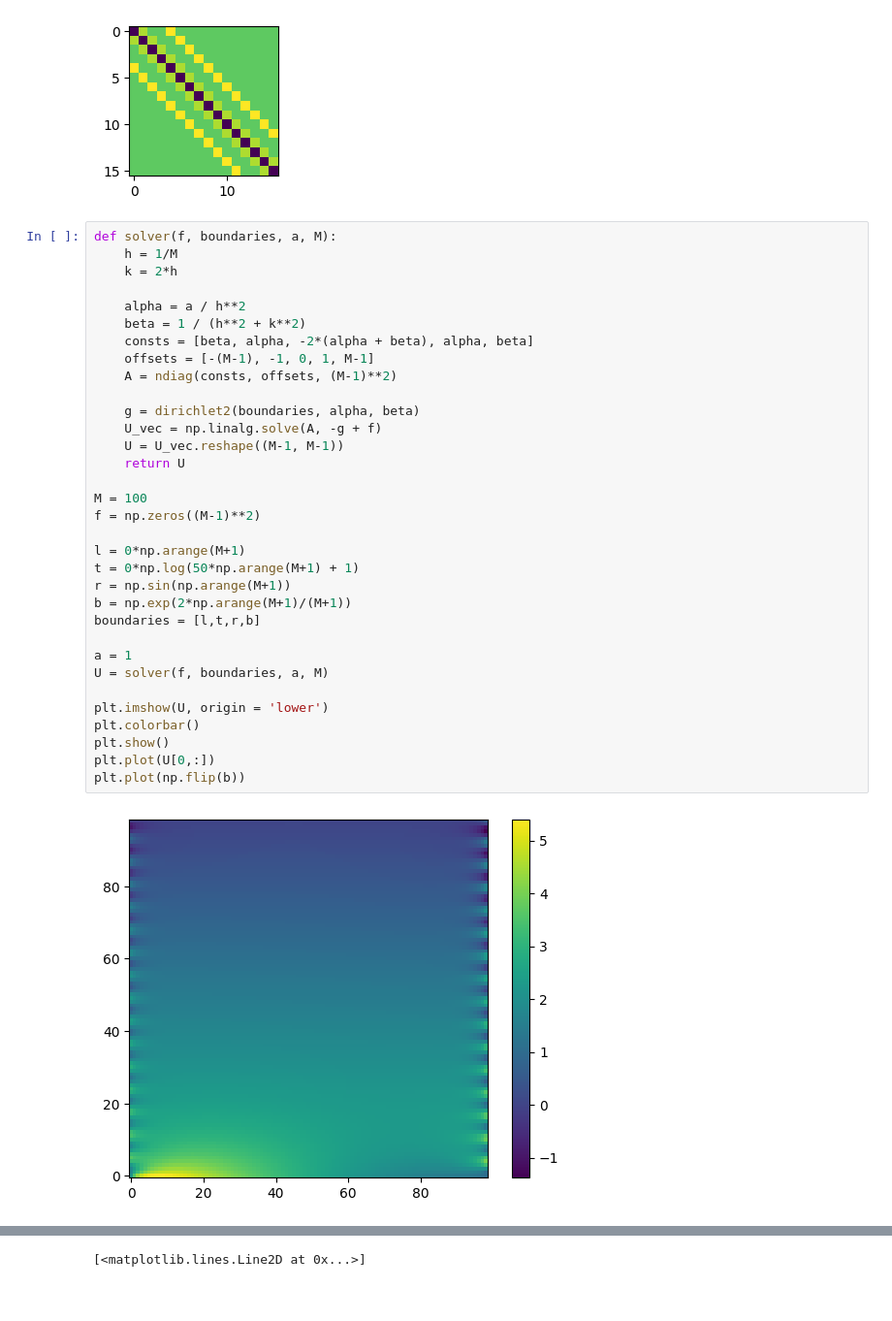
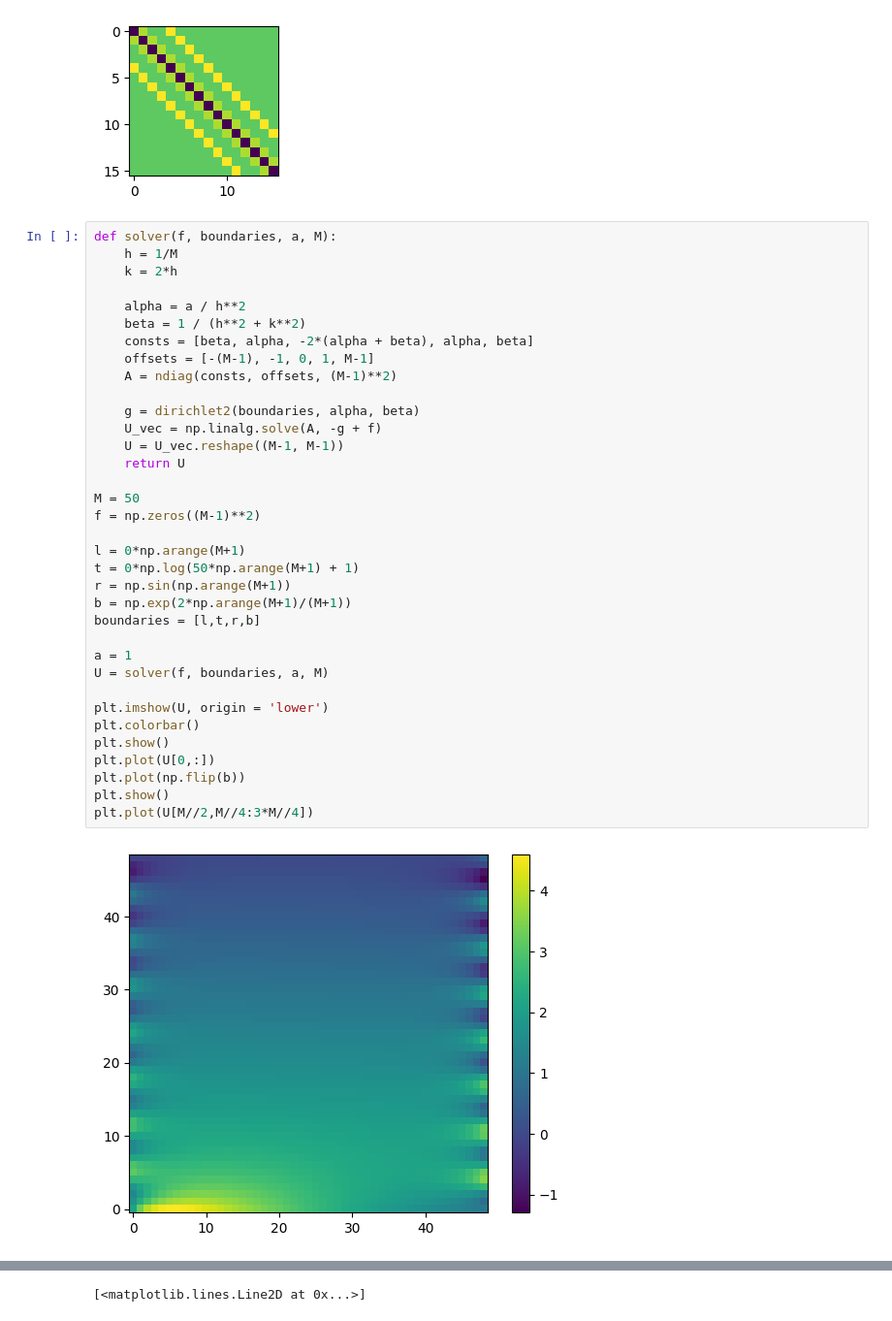
Before and after one commit to aledha/TMA4212-NumDiffDiff, a Jupyter notebook: Project 1/Proj1_code.ipynb, the cells around one changed output, grey strips where cells are left out. Shown at 97% size. Drawn from its saved outputs; the diff is of its cells as text.

```diff
--- a/Project 1/Proj1_code.ipynb
+++ b/Project 1/Proj1_code.ipynb
@@ -116,32 +116,34 @@ def solver(f, boundaries, a, M):
     k = 2*h
 
     alpha = a / h**2
     beta = 1 / (h**2 + k**2)
     consts = [beta, alpha, -2*(alpha + beta), alpha, beta]
     offsets = [-(M-1), -1, 0, 1, M-1]
     A = ndiag(consts, offsets, (M-1)**2)
 
     g = dirichlet2(boundaries, alpha, beta)
     U_vec = np.linalg.solve(A, -g + f)
     U = U_vec.reshape((M-1, M-1))
     return U
 
-M = 100
+M = 50
 f = np.zeros((M-1)**2)
 
 l = 0*np.arange(M+1)
 t = 0*np.log(50*np.arange(M+1) + 1)
 r = np.sin(np.arange(M+1))
 b = np.exp(2*np.arange(M+1)/(M+1))
 boundaries = [l,t,r,b]
 
 a = 1
 U = solver(f, boundaries, a, M)
 
 plt.imshow(U, origin = 'lower')
 plt.colorbar()
 plt.show()
 plt.plot(U[0,:])
 plt.plot(np.flip(b))
+plt.show()
+plt.plot(U[M//2,M//4:3*M//4])
 # %% [output]
-[figure, old version]
+[figure, new version]
```
Also changed, not shown: parts of 1 cell of this notebook.
